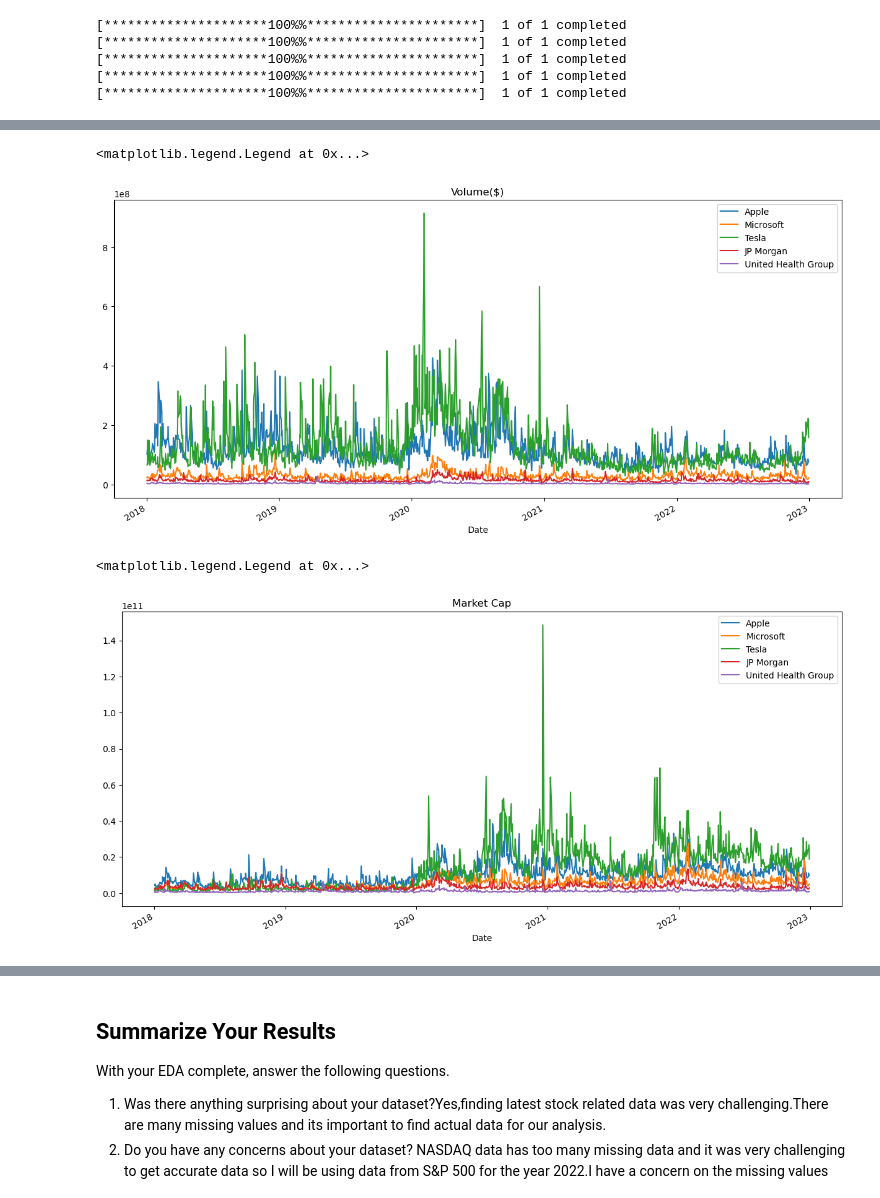
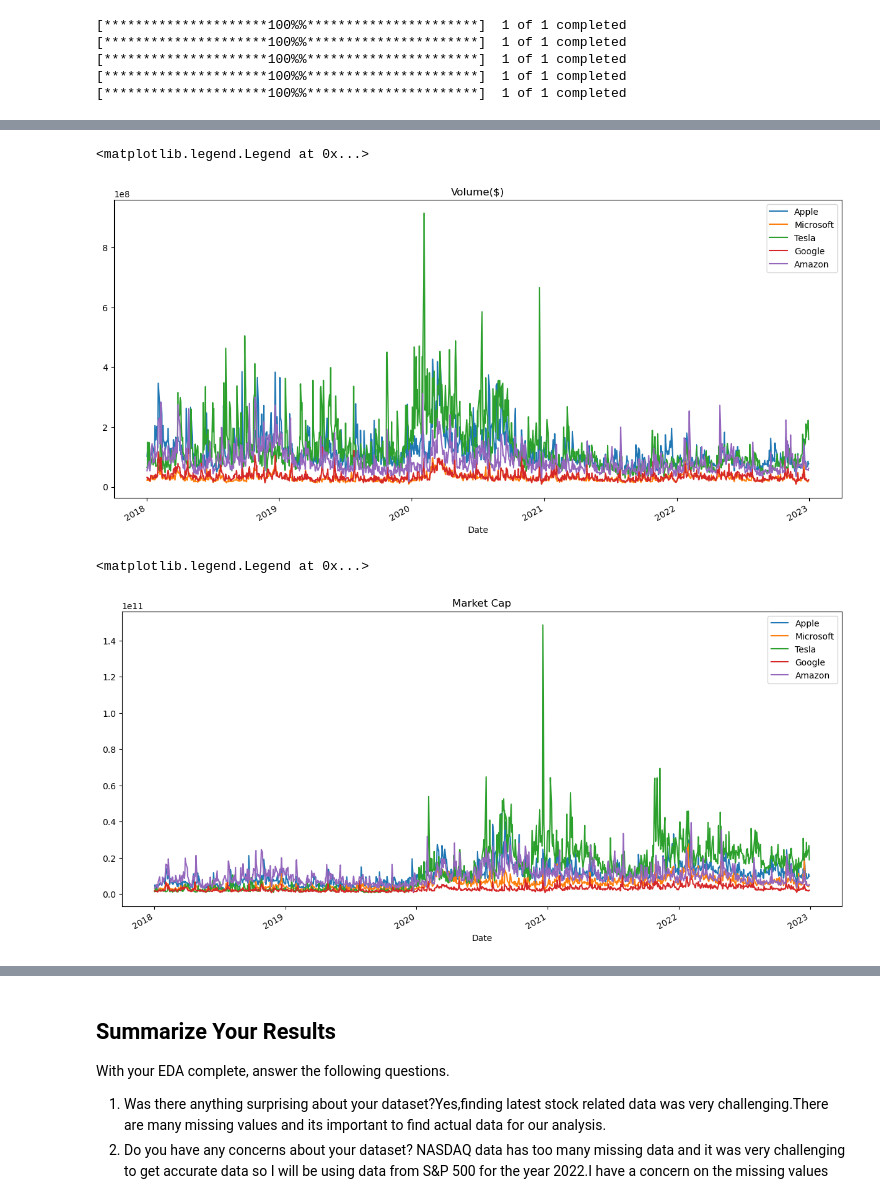
Before and after one commit to RajaniCherukuri/eda-checkpoint, a Jupyter notebook: checkpoint-two.ipynb, the cells around one changed output, grey strips where cells are left out. Cells and saved outputs as stored; diff of their text form; code cells hidden in the pictures.

```diff
--- a/checkpoint-two.ipynb
+++ b/checkpoint-two.ipynb
@@ -451,8 +502,11 @@ end = '2023-01-01'
 Apple = yf.download('AAPL',start,end)
 Microsoft = yf.download('MSFT',start,end)
 Tesla = yf.download('TSLA',start,end)
-JP_Morgan = yf.download('JPM',start,end)
-United_Health_Group = yf.download('UNH',start,end)
+#JP_Morgan = yf.download('JPM',start,end)
+#United_Health_Group = yf.download('UNH',start,end)
+#Netflix=yf.download('NFLX',start,end)
+Amazon=yf.download('AMZN',start,end)
+Google=yf.download('GOOGL',start,end)
 # %% [output]
 [*********************100%%**********************]  1 of 1 completed
 [*********************100%%**********************]  1 of 1 completed
@@ -474,32 +539,38 @@ plt.legend()
 # %%
 #Comparison of volumes of stock traded for apple,microsoft,tesla,United health group and JP morgan from top 10 stocks.
 Apple['Volume'].plot(label = 'Apple', figsize = (15,7))
 Microsoft['Volume'].plot(label = 'Microsoft')
 Tesla['Volume'].plot(label = 'Tesla')
-JP_Morgan['Volume'].plot(label = 'JP Morgan')
-United_Health_Group['Volume'].plot(label = 'United Health Group')
+Google['Volume'].plot(label = 'Google')
+Amazon['Volume'].plot(label = 'Amazon')
+# JP_Morgan['Volume'].plot(label = 'JP Morgan')
+# United_Health_Group['Volume'].plot(label = 'United Health Group')
 plt.title('Volume($)')
 plt.legend()
 # %% [output]
 <matplotlib.legend.Legend at 0x...>
-[figure, old version]
+[figure, new version]
 # %%
 #Comaprison of Market Capitalisation of apple,microsoft,tesla,United health group and JP morgan from top 10 stocks.
 Apple['MarktCap'] = Apple['Open'] * Apple['Volume']
 Microsoft['MarktCap'] = Microsoft['Open'] * Microsoft['Volume']
 Tesla['MarktCap'] = Tesla['Open'] * Tesla['Volume']
-JP_Morgan['MarktCap'] = JP_Morgan['Open'] * Microsoft['Volume']
-United_Health_Group['MarktCap'] = United_Health_Group['Open'] * United_Health_Group['Volume']
+Google['MarktCap'] = Google['Open'] * Google['Volume']
+Amazon['MarktCap'] = Amazon['Open'] * Amazon['Volume']
+# JP_Morgan['MarktCap'] = JP_Morgan['Open'] * Microsoft['Volume']
+# United_Health_Group['MarktCap'] = United_Health_Group['Open'] * United_Health_Group['Volume']
 Apple['MarktCap'].plot(label = 'Apple', figsize = (15,7))
 Microsoft['MarktCap'].plot(label = 'Microsoft')
 Tesla['MarktCap'].plot(label = 'Tesla')
-JP_Morgan['MarktCap'].plot(label = 'JP Morgan')
-United_Health_Group['MarktCap'].plot(label = 'United Health Group')
+Google['MarktCap'].plot(label = 'Google')
+Amazon['MarktCap'].plot(label = 'Amazon')
+# JP_Morgan['MarktCap'].plot(label = 'JP Morgan')
+# United_Health_Group['MarktCap'].plot(label = 'United Health Group')
 plt.title('Market Cap')
 plt.legend()
 # %% [output]
 <matplotlib.legend.Legend at 0x...>
-[figure, old version]
+[figure, new version]
 # %%
 #Comparison of volatility of apple,microsoft,tesla,United health group and JP morgan from top 10 stocks.
 # The bigger the %increase in stock value higher the volatile the stock is.
```
Also changed, not shown: parts of 12 cells of this notebook.
